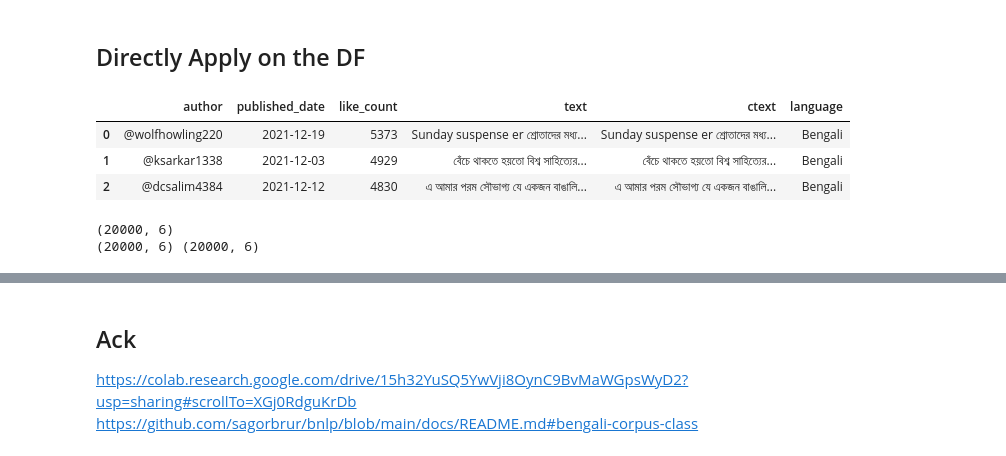
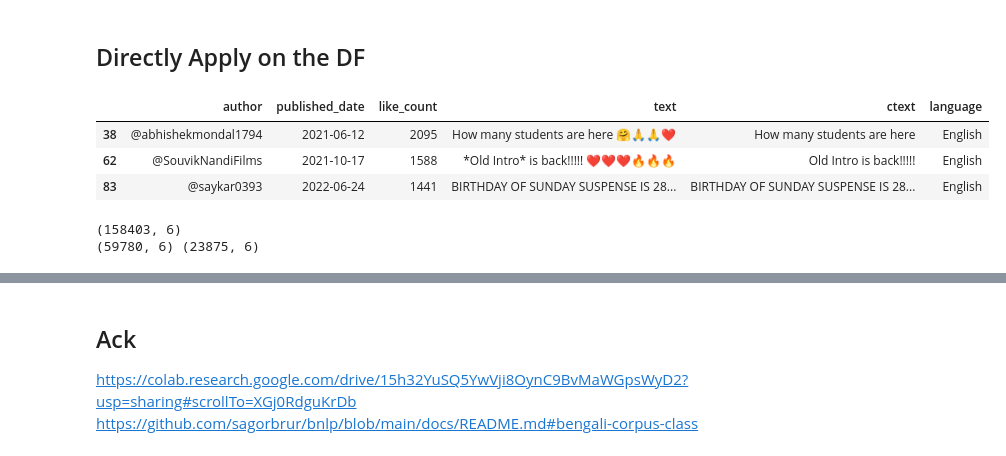
Before and after one commit to oitik/Celebrity_Study_Mir, a Jupyter notebook: mir-sentiment-analysis-top20k.ipynb, the cells around one changed output, grey strips where cells are left out. Drawn from its saved outputs; the diff is of its cells as text; code cells hidden in the pictures.

```diff
--- a/mir-sentiment-analysis-top20k.ipynb
+++ b/mir-sentiment-analysis-top20k.ipynb
@@ -919,26 +919,26 @@ def finalv5(row, modelx):
 # %%
 c = 0
 k = 20000
-demo1 = df1[df1['language'] == 'Bengali'][c:c+k].copy()
-demo2 = df2[df2['language'] == 'Bengali'][c:c+k].copy()
-demo3 = df3[df3['language'] == 'Bengali'][c:c+k].copy()
+# demo1 = df1[df1['language'] == 'Bengali'][c:c+k].copy()
+# demo2 = df2[df2['language'] == 'Bengali'][c:c+k].copy()
+# demo3 = df3[df3['language'] == 'Bengali'][c:c+k].copy()
 
-# demo1 = df1[df1['language'] == 'English'].copy()
-# demo2 = df2[df2['language'] == 'English'].copy()
-# demo3 = df3[df3['language'] == 'English'].copy()
+demo1 = df1[df1['language'] == 'English'].copy()
+demo2 = df2[df2['language'] == 'English'].copy()
+demo3 = df3[df3['language'] == 'English'].copy()
 
 demo1.head(3)
 # %% [output]
 |  | author | published_date | like_count | text | ctext | language |
-| 0 | @wolfhowling220 | 2021-12-19 | 5373 | Sunday suspense er শ্রোতাদের মধ্য... | Sunday suspense er শ্রোতাদের মধ্য... | Bengali |
-| 1 | @ksarkar1338 | 2021-12-03 | 4929 | বেঁচে থাকতে হয়তো বিশ্ব সাহিত্যের... | বেঁচে থাকতে হয়তো বিশ্ব সাহিত্যের... | Bengali |
-| 2 | @dcsalim4384 | 2021-12-12 | 4830 | এ আমার পরম সৌভাগ্য যে একজন বাঙালি... | এ আমার পরম সৌভাগ্য যে একজন বাঙালি... | Bengali |
+| 38 | @abhishekmondal1794 | 2021-06-12 | 2095 | How many students are here 🤗🙏🙏❤️ | How many students are here | English |
+| 62 | @SouvikNandiFilms | 2021-10-17 | 1588 | *Old Intro* is back!!!!! ❤️❤️❤️🔥🔥🔥 | Old Intro is back!!!!! | English |
+| 83 | @saykar0393 | 2022-06-24 | 1441 | BIRTHDAY OF SUNDAY SUSPENSE IS 28... | BIRTHDAY OF SUNDAY SUSPENSE IS 28... | English |
 # %%
 print(demo1.shape)
 print(demo2.shape, demo3.shape)
 # %% [output]
-(20000, 6)
-(20000, 6) (20000, 6)
+(158403, 6)
+(59780, 6) (23875, 6)
 # %%
 demo1.tail()
 # %% [output]
```
Also changed, not shown: parts of 14 cells of this notebook.
